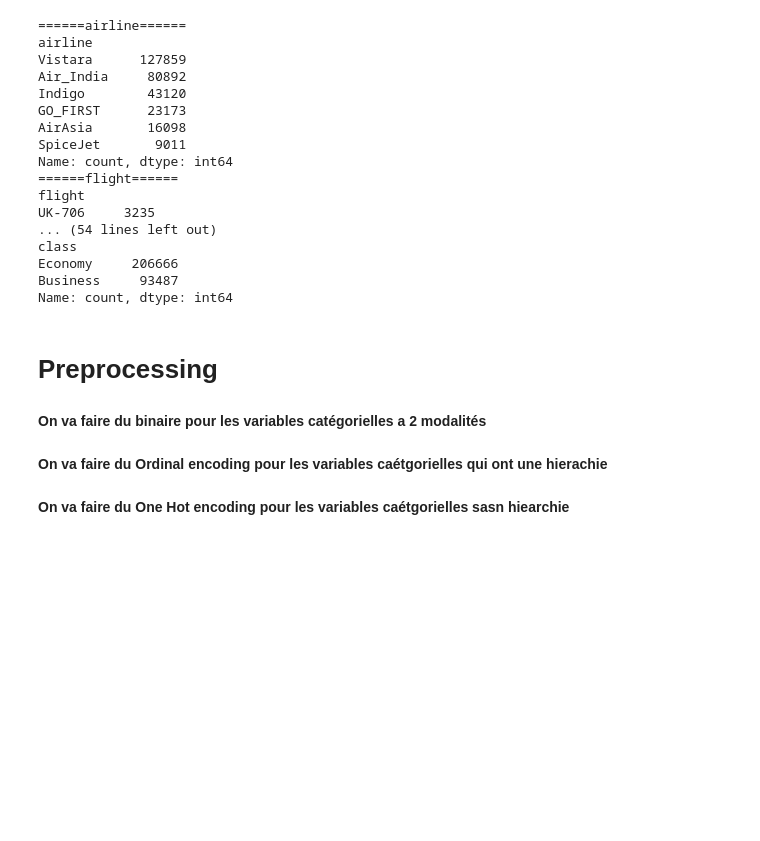
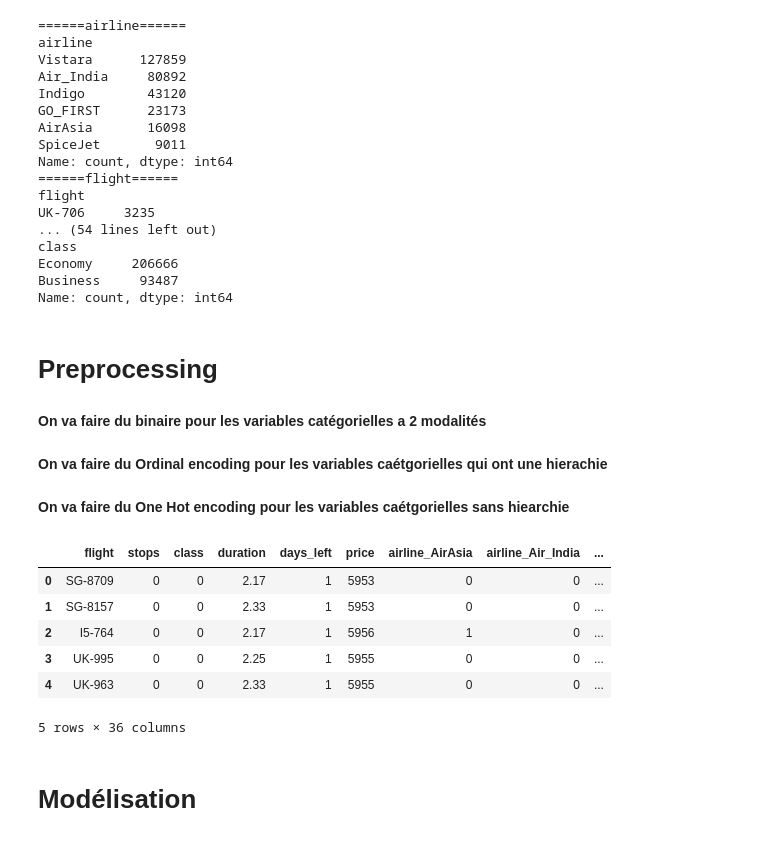
Before and after one commit to jbcheze/Predicting_Airline_Ticket_Prices, a Jupyter notebook: notebook/JB_CHEZE.ipynb, the cells around one changed output. Saved outputs shown, nothing was run; the diff lists cells and outputs as text; code cells hidden in the pictures; blank space fills up the shorter version.

```diff
--- a/notebook/JB_CHEZE.ipynb
+++ b/notebook/JB_CHEZE.ipynb
@@ -131,13 +177,26 @@ df["stops"] = df["stops"].replace({
     "two_or_more": 2
 })
 # %% [markdown]
-**On va faire du One Hot encoding pour les variables caétgorielles sasn hiearchie**
+**On va faire du One Hot encoding pour les variables caétgorielles sans hiearchie**
 # %%
 def one_hot_encoding(colonnes: list[str], dataframe: pd.DataFrame) -> pd.DataFrame:
     df = dataframe.copy()
     for col in colonnes:
-        dummies = pd.get_dummies(df[col], prefix=col)
+        dummies = pd.get_dummies(df[col], prefix=col,dtype=int)
+        df = df.drop(columns=[col])
         df = df.join(dummies)
     return df
 
-one_hot_encoding([airline,source_city,arrival_time,destination_city,departure_time])
+df = one_hot_encoding(["airline","source_city","arrival_time","destination_city","departure_time"],df)
+# %%
+df.head()
+# %% [output]
+|  | flight | stops | class | duration | days_left | price | airline_AirAsia | airline_Air_India | ... |
+| 0 | SG-8709 | 0 | 0 | 2.17 | 1 | 5953 | 0 | 0 | ... |
+| 1 | SG-8157 | 0 | 0 | 2.33 | 1 | 5953 | 0 | 0 | ... |
+| 2 | I5-764 | 0 | 0 | 2.17 | 1 | 5956 | 1 | 0 | ... |
+| 3 | UK-995 | 0 | 0 | 2.25 | 1 | 5955 | 0 | 0 | ... |
+| 4 | UK-963 | 0 | 0 | 2.33 | 1 | 5955 | 0 | 0 | ... |
+5 rows × 36 columns
+# %% [markdown]
+# Modélisation
```
Also changed, not shown: parts of 14 cells of this notebook.
